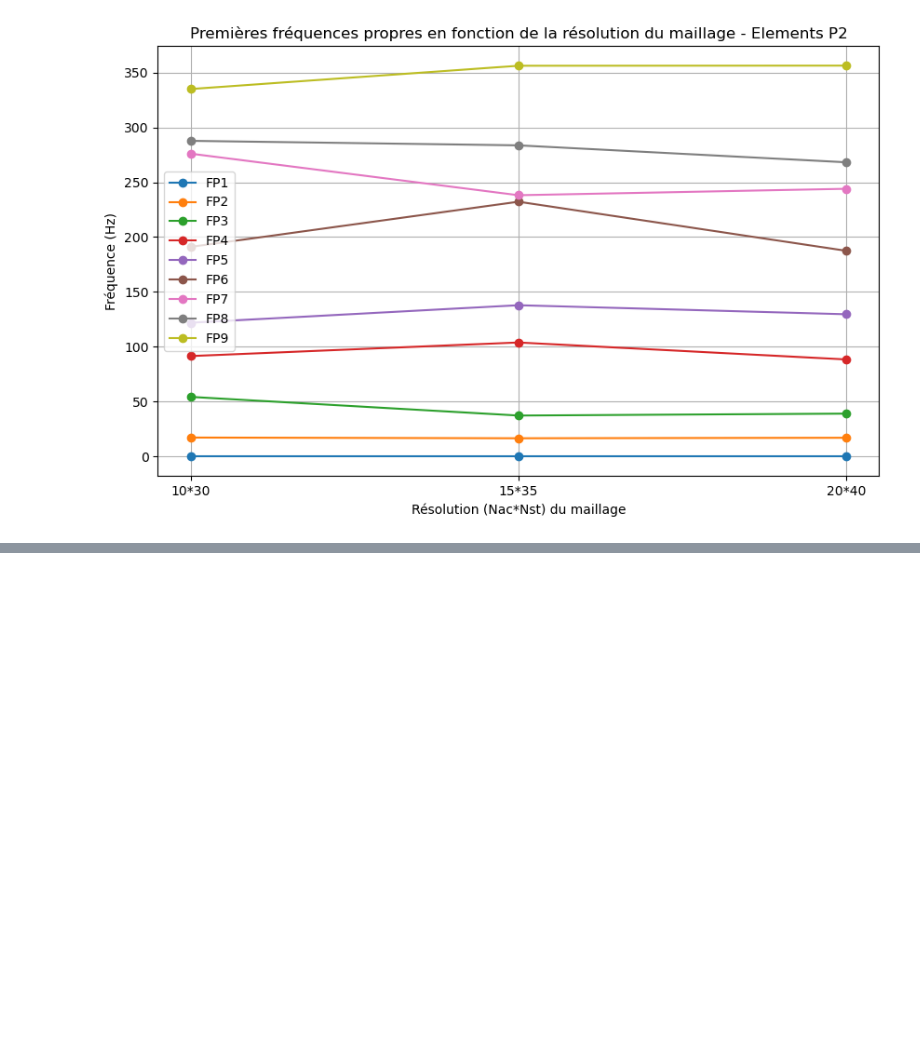
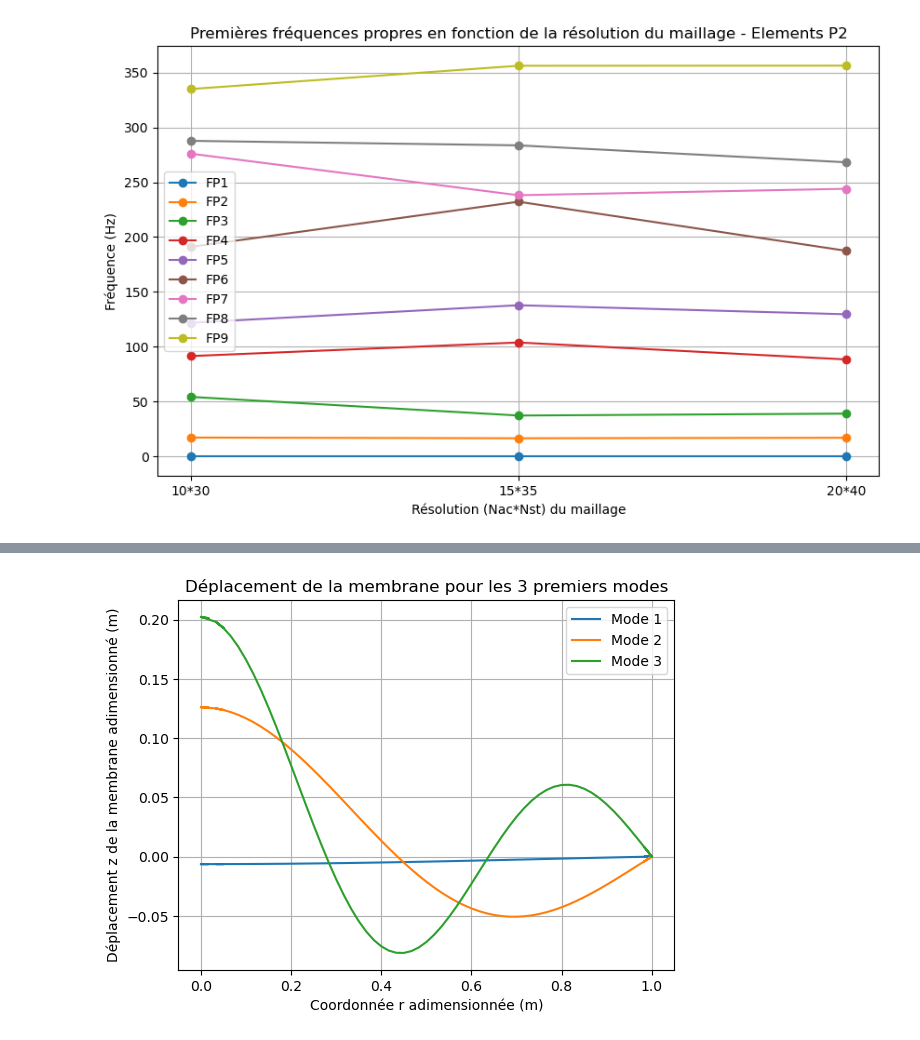
Before and after one commit to noemielafine/LoMeSim, a Jupyter notebook: courbes_py.ipynb, the cells around one changed output, grey strips where cells are left out. Drawn from its saved outputs; the diff is of its cells as text; code cells hidden in the pictures; blank space fills up the shorter version.

```diff
--- a/courbes_py.ipynb
+++ b/courbes_py.ipynb
@@ -482,0 +484,17 @@ plt.show()
+# %%
+import matplotlib.pyplot as plt
+import numpy as np
+
+
+plt.figure()
+for i in range(3):
+    y = np.loadtxt("zsolr_mode"+str(i+1)+".dat")
+    plt.plot(y[:, 0], y[:, 1], label="Mode "+str(i+1))
+plt.grid()
+plt.title("Déplacement de la membrane pour les 3 premiers modes")
+plt.legend()
+plt.xlabel('Coordonnée r adimensionnée (m)')
+plt.ylabel('Déplacement z de la membrane adimensionné (m)')
+plt.savefig("fp_m1")
+# %% [output]
+[figure, added]
```
Also changed, not shown: parts of 16 cells of this notebook, 4 other files.
